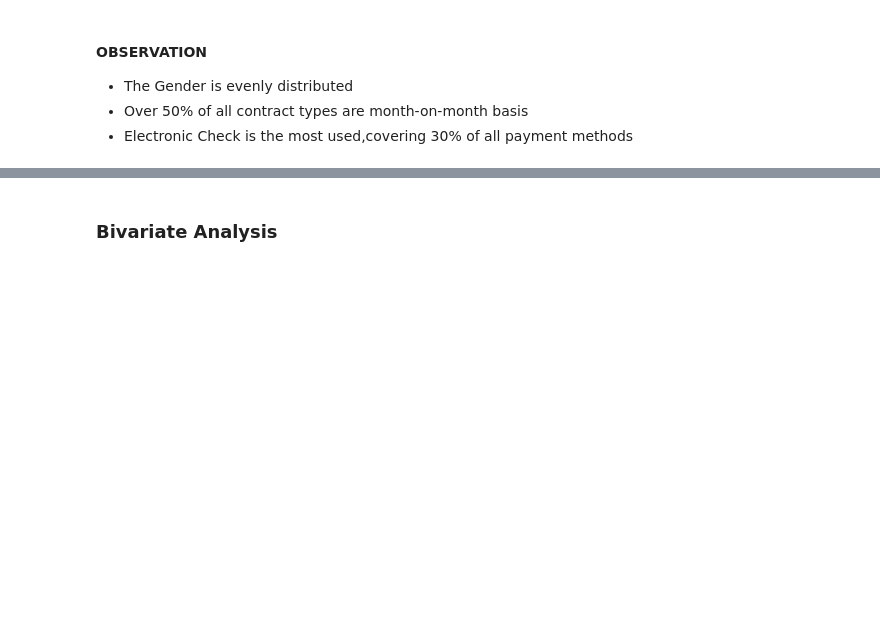
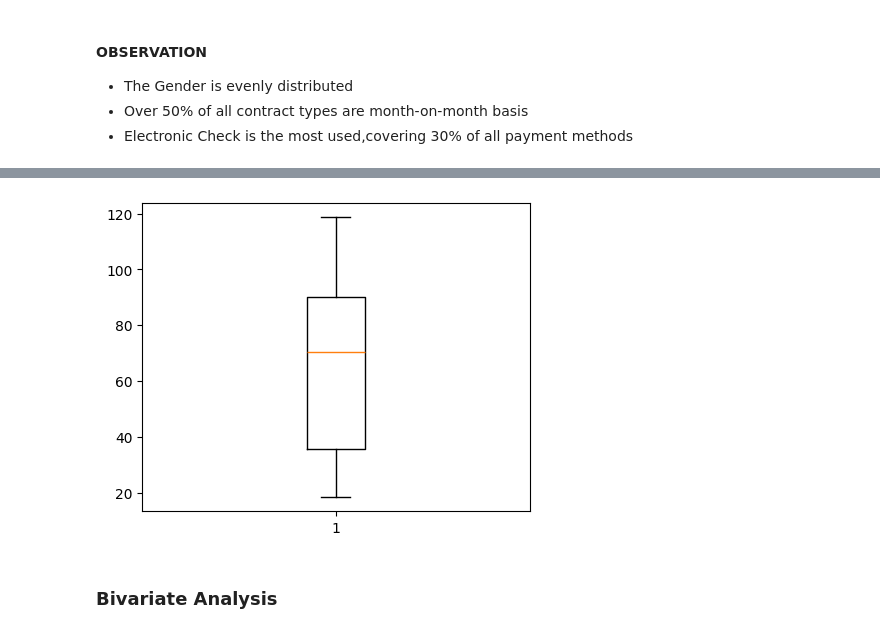
Before and after one commit to NanaYawEl/Telco-Churn-Analysis, a Jupyter notebook: Notebook/Telco_churn.ipynb, the cells around one changed output, grey strips where cells are left out. Cells and saved outputs as stored; diff of their text form; code cells hidden in the pictures; blank space fills up the shorter version.

```diff
--- a/Notebook/Telco_churn.ipynb
+++ b/Notebook/Telco_churn.ipynb
@@ -341,9 +338,11 @@ plt.show()
 # %%
 fig = plt.figure(figsize =(5, 4))
 
 # Creating plot
-plt.boxplot(com_df.MonthlyCharges)
+plt.boxplot(final_df.MonthlyCharges)
 plt.show()
+# %% [output]
+[figure, added]
 # %% [markdown]
 ### Bivariate Analysis
 # %%
```
Also changed, not shown: parts of 51 cells of this notebook, 3 other files.
